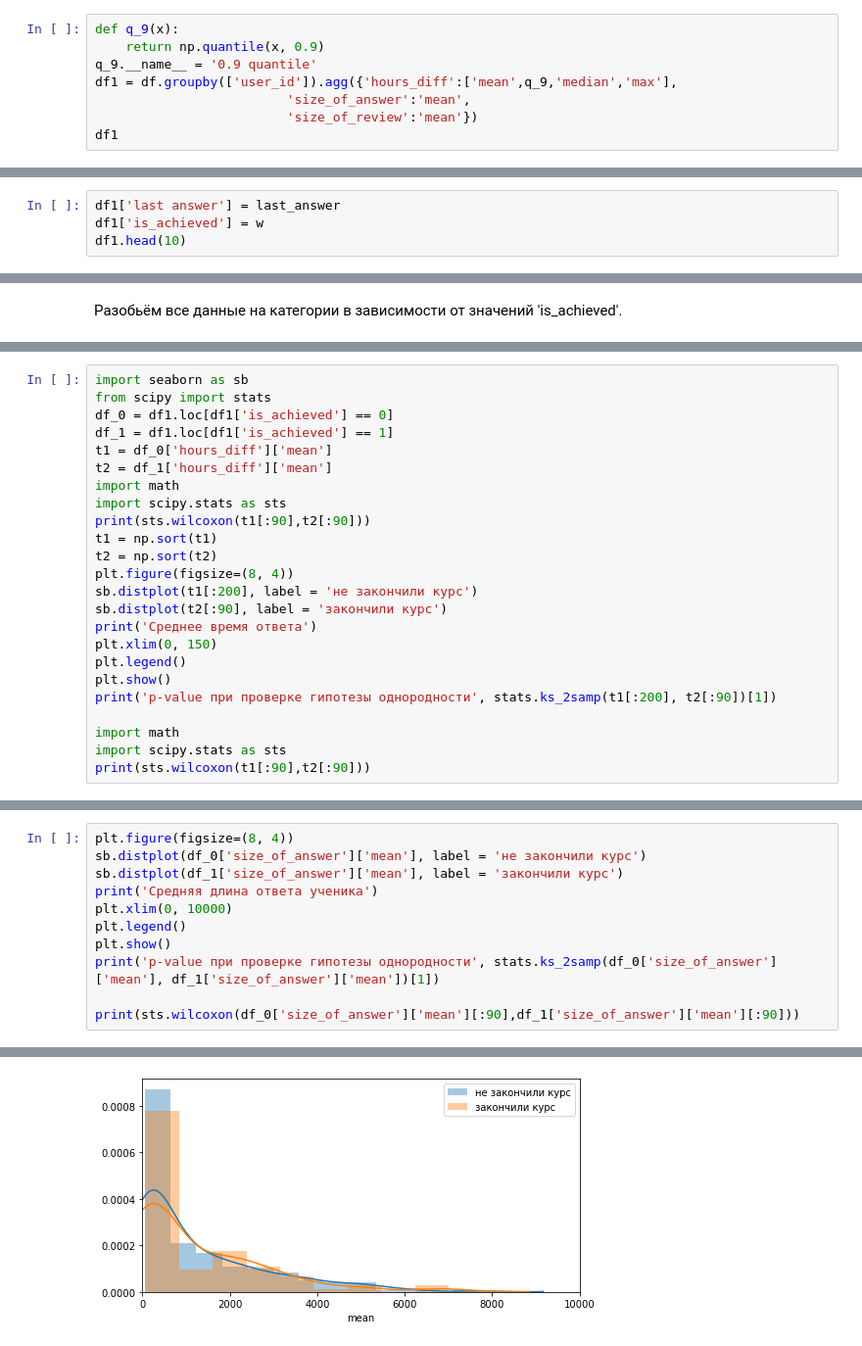
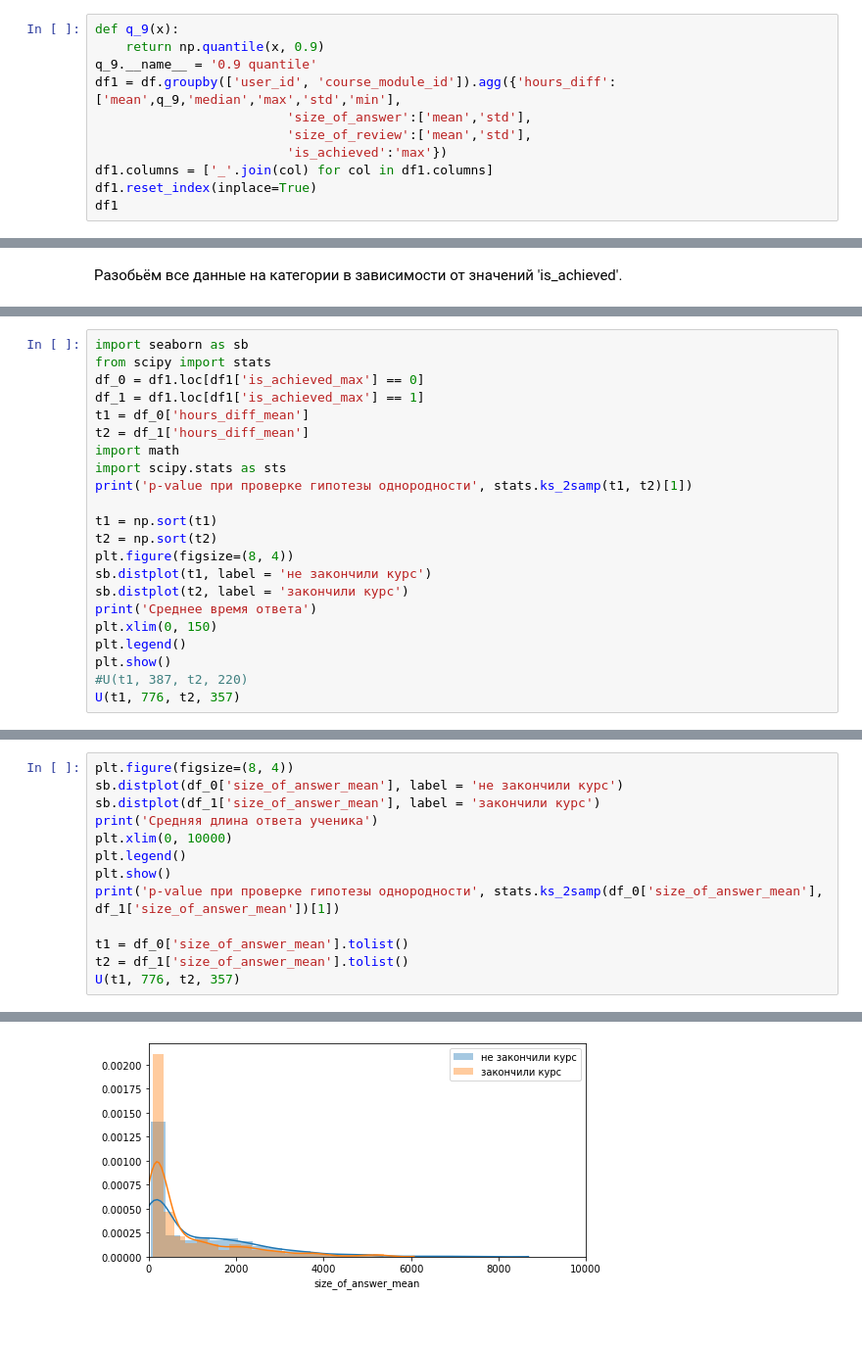
Before and after one commit to deethereal/Sirius_project, a Jupyter notebook: data_and_2__.ipynb, the cells around one changed output, grey strips where cells are left out. Shown at 98% size. Saved outputs shown, nothing was run; the diff lists cells and outputs as text.

```diff
--- a/data_and_2__.ipynb
+++ b/data_and_2__.ipynb
@@ -457,8 +434,11 @@ print('Имеем', len(who), 'непроверенные попытки у', le
 def q_9(x):
     return np.quantile(x, 0.9)
 q_9.__name__ = '0.9 quantile'
-df1 = df.groupby(['user_id']).agg({'hours_diff':['mean',q_9,'median','max'],
-                         'size_of_answer':'mean',
-                         'size_of_review':'mean'})
+df1 = df.groupby(['user_id', 'course_module_id']).agg({'hours_diff':['mean',q_9,'median','max','std','min'],
+                         'size_of_answer':['mean','std'],
+                         'size_of_review':['mean','std'],
+                         'is_achieved':'max'})
+df1.columns = ['_'.join(col) for col in df1.columns]
+df1.reset_index(inplace=True)
 df1
 # %% [output]
@@ -509,7 +493,3 @@ for i in range(len(df['user_id'])):
         tr_count = 0
         last_a = 0
         is_winner = 0
-# %%
-df1['last answer'] = last_answer
-df1['is_achieved'] = w
-df1.head(10)
@@ -532,25 +515,23 @@ df1.head(10)
 # %%
 import seaborn as sb
 from scipy import stats
-df_0 = df1.loc[df1['is_achieved'] == 0]
-df_1 = df1.loc[df1['is_achieved'] == 1]
-t1 = df_0['hours_diff']['mean']
-t2 = df_1['hours_diff']['mean']
+df_0 = df1.loc[df1['is_achieved_max'] == 0]
+df_1 = df1.loc[df1['is_achieved_max'] == 1]
+t1 = df_0['hours_diff_mean']
+t2 = df_1['hours_diff_mean']
 import math
 import scipy.stats as sts
-print(sts.wilcoxon(t1[:90],t2[:90]))
+print('p-value при проверке гипотезы однородности', stats.ks_2samp(t1, t2)[1])
+
 t1 = np.sort(t1)
 t2 = np.sort(t2)
 plt.figure(figsize=(8, 4))
-sb.distplot(t1[:200], label = 'не закончили курс')
-sb.distplot(t2[:90], label = 'закончили курс')
+sb.distplot(t1, label = 'не закончили курс')
+sb.distplot(t2, label = 'закончили курс')
 print('Среднее время ответа')
 plt.xlim(0, 150)
 plt.legend()
 plt.show()
-print('p-value при проверке гипотезы однородности', stats.ks_2samp(t1[:200], t2[:90])[1])
-
-import math
-import scipy.stats as sts
-print(sts.wilcoxon(t1[:90],t2[:90]))
+#U(t1, 387, t2, 220)
+U(t1, 776, t2, 357)
 # %% [output]
@@ -610,14 +603,16 @@ WilcoxonResult(statistic=1841.5, pvalue=0.5100741217697053)
 # %%
 plt.figure(figsize=(8, 4))
-sb.distplot(df_0['size_of_answer']['mean'], label = 'не закончили курс')
-sb.distplot(df_1['size_of_answer']['mean'], label = 'закончили курс')
+sb.distplot(df_0['size_of_answer_mean'], label = 'не закончили курс')
+sb.distplot(df_1['size_of_answer_mean'], label = 'закончили курс')
 print('Средняя длина ответа ученика')
 plt.xlim(0, 10000)
 plt.legend()
 plt.show()
-print('p-value при проверке гипотезы однородности', stats.ks_2samp(df_0['size_of_answer']['mean'], df_1['size_of_answer']['mean'])[1])
+print('p-value при проверке гипотезы однородности', stats.ks_2samp(df_0['size_of_answer_mean'], df_1['size_of_answer_mean'])[1])
 
-print(sts.wilcoxon(df_0['size_of_answer']['mean'][:90],df_1['size_of_answer']['mean'][:90]))
+t1 = df_0['size_of_answer_mean'].tolist()
+t2 = df_1['size_of_answer_mean'].tolist()
+U(t1, 776, t2, 357)
 # %% [output]
 Средняя длина ответа ученика
-[figure, old version]
+[figure, new version]
```
Also changed, not shown: parts of 31 cells of this notebook.
